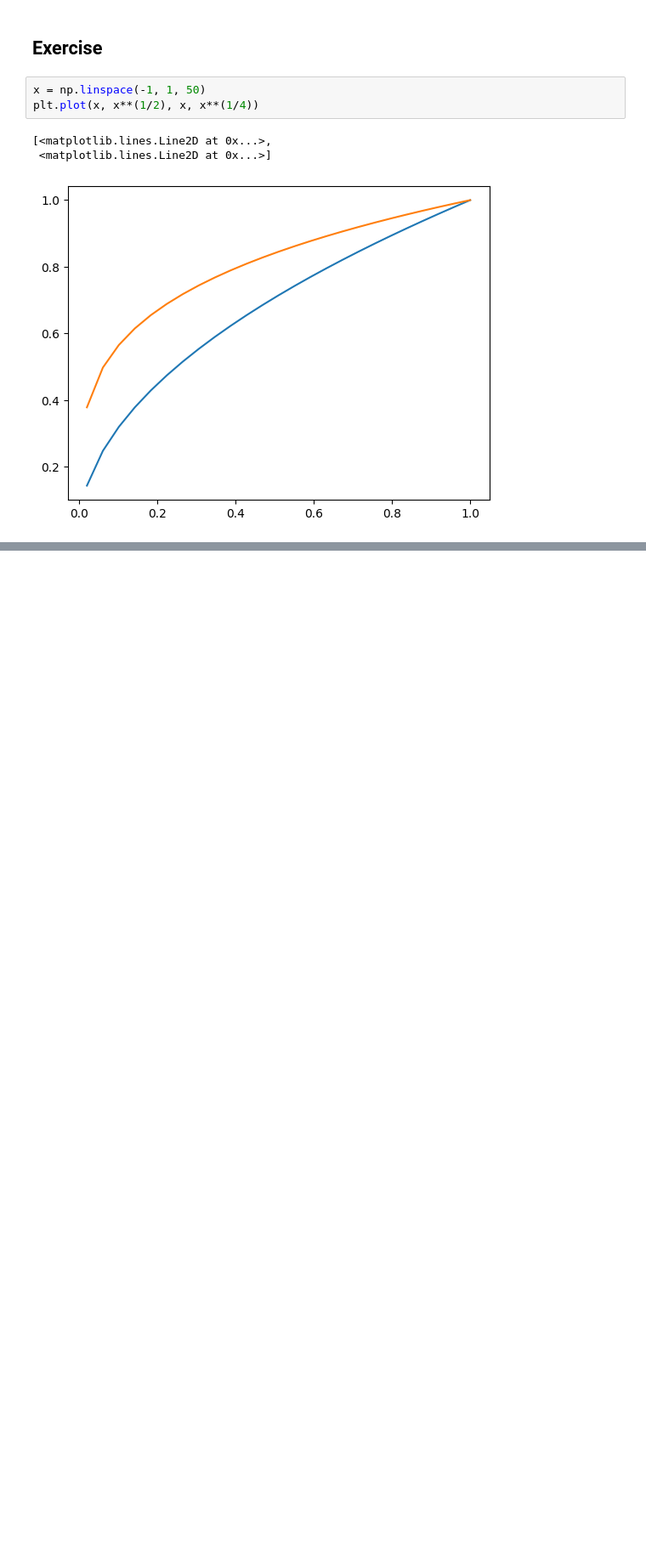
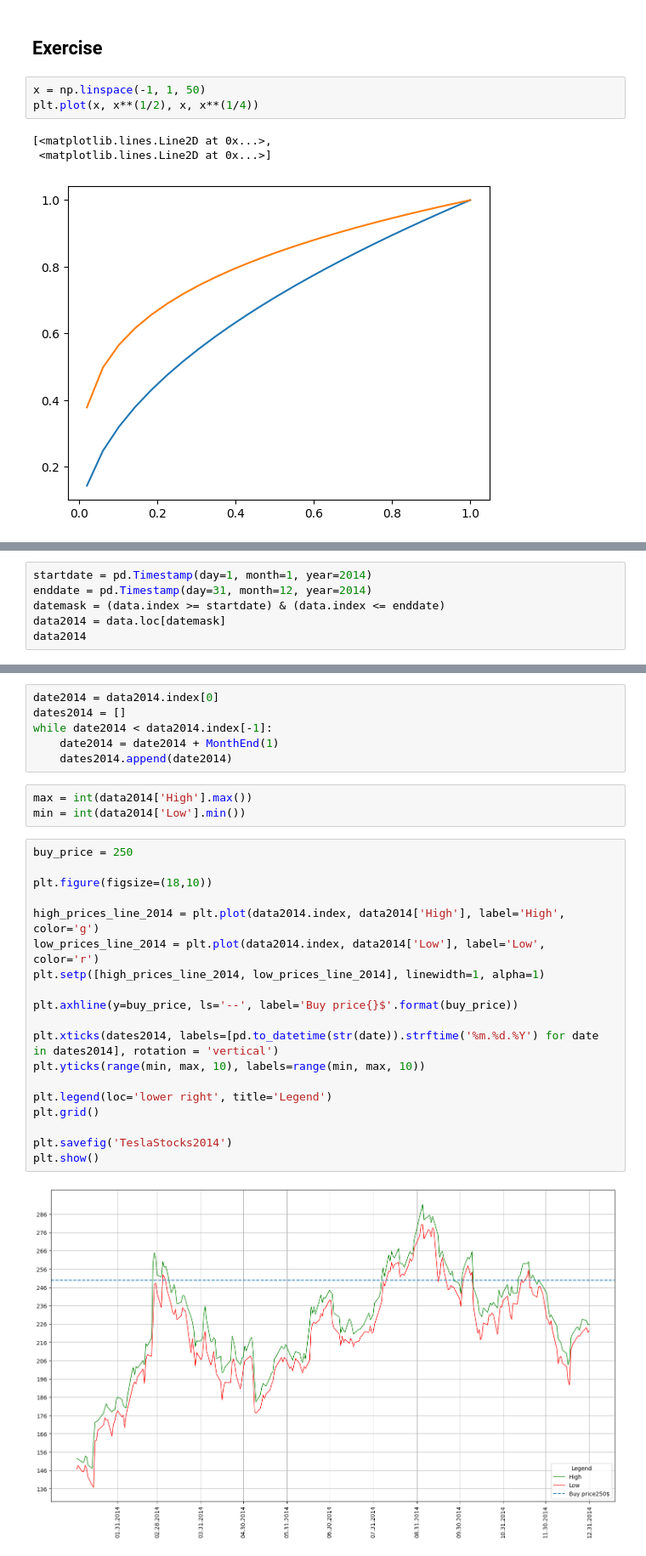
Before and after one commit to BobrovM/data_science, a Jupyter notebook: 1_data_analitics_beginner/03_matplotlib/matplotlib_01.ipynb, the cells around one changed output, grey strips where cells are left out. Shown: that part at 85% size. Saved outputs shown, nothing was run; the diff lists cells and outputs as text; blank space fills up the shorter version.

```diff
--- a/1_data_analitics_beginner/03_matplotlib/matplotlib_01.ipynb
+++ b/1_data_analitics_beginner/03_matplotlib/matplotlib_01.ipynb
@@ -74,0 +115,6 @@ plt.plot(x, x**(1/2), x, x**(1/4))
+# %%
+startdate = pd.Timestamp(day=1, month=1, year=2014)
+enddate = pd.Timestamp(day=31, month=12, year=2014)
+datemask = (data.index >= startdate) & (data.index <= enddate)
+data2014 = data.loc[datemask]
+data2014
@@ -74,0 +136,30 @@ plt.plot(x, x**(1/2), x, x**(1/4))
+# %%
+date2014 = data2014.index[0]
+dates2014 = []
+while date2014 < data2014.index[-1]:
+    date2014 = date2014 + MonthEnd(1)
+    dates2014.append(date2014)
+# %%
+max = int(data2014['High'].max())
+min = int(data2014['Low'].min())
+# %%
+buy_price = 250
+
+plt.figure(figsize=(18,10))
+
+high_prices_line_2014 = plt.plot(data2014.index, data2014['High'], label='High', color='g')
+low_prices_line_2014 = plt.plot(data2014.index, data2014['Low'], label='Low', color='r')
+plt.setp([high_prices_line_2014, low_prices_line_2014], linewidth=1, alpha=1)
+
+plt.axhline(y=buy_price, ls='--', label='Buy price{}$'.format(buy_price))
+
+plt.xticks(dates2014, labels=[pd.to_datetime(str(date)).strftime('%m.%d.%Y') for date in dates2014], rotation = 'vertical')
+plt.yticks(range(min, max, 10), labels=range(min, max, 10))
+
+plt.legend(loc='lower right', title='Legend')
+plt.grid()
+
+plt.savefig('TeslaStocks2014')
+plt.show()
+# %% [output]
+[figure, added]
```
Also changed, not shown: parts of 7 cells of this notebook, 2 other files.
